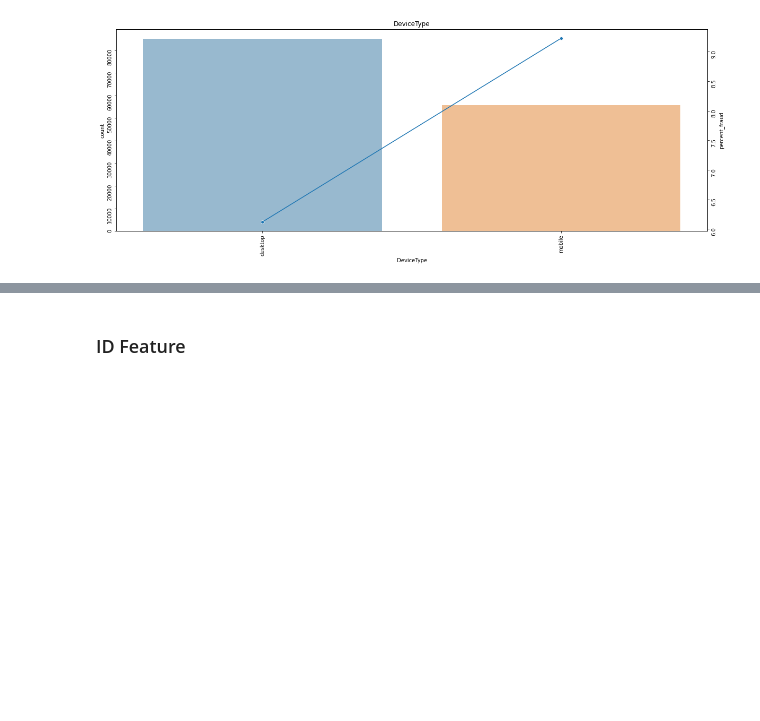
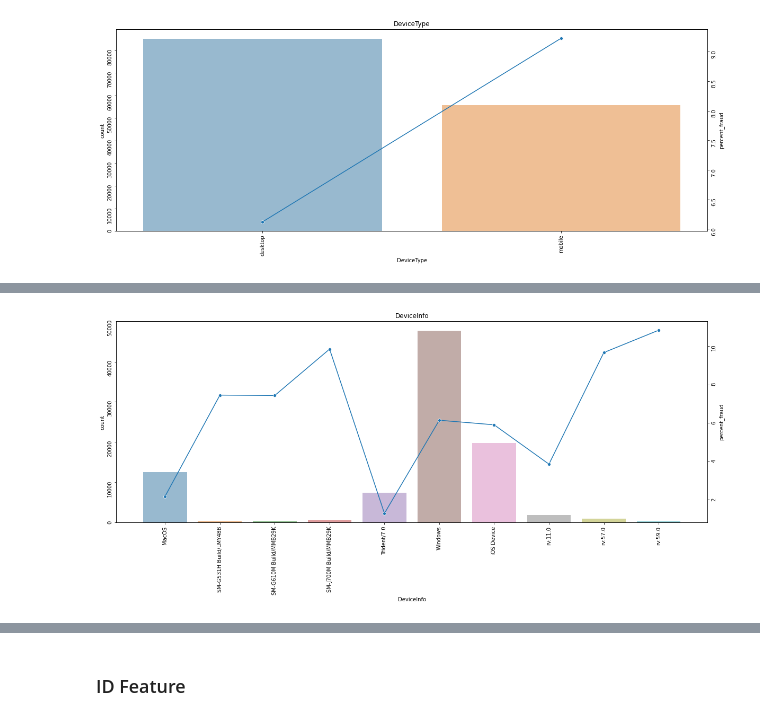
Before and after one commit to JoshSpangler96/IEEE-CIS-Fraud-Detection, a Jupyter notebook: IEEE_Fraud_Detection.ipynb, the cells around one changed output, grey strips where cells are left out. Saved outputs shown, nothing was run; the diff lists cells and outputs as text; code cells hidden in the pictures; blank space fills up the shorter version.

```diff
--- a/IEEE_Fraud_Detection.ipynb
+++ b/IEEE_Fraud_Detection.ipynb
@@ -509,0 +459,8 @@ train.loc[train['DeviceInfo'].isin(['Windows', 'iOS Device'])]
+# %%
+top_10_devices = train.groupby('DeviceInfo').size().sort_values(ascending=False)[:10]
+top_10_devices = top_10_devices.reset_index()
+top_10_devices = list(top_10_devices['DeviceInfo'])
+#plot only the top 10 devices
+cat_fraud_percent(train.loc[train['DeviceInfo'].isin(top_10_devices)], 'DeviceInfo')
+# %% [output]
+[figure, added]
```
Also changed, not shown: parts of 59 cells of this notebook.
